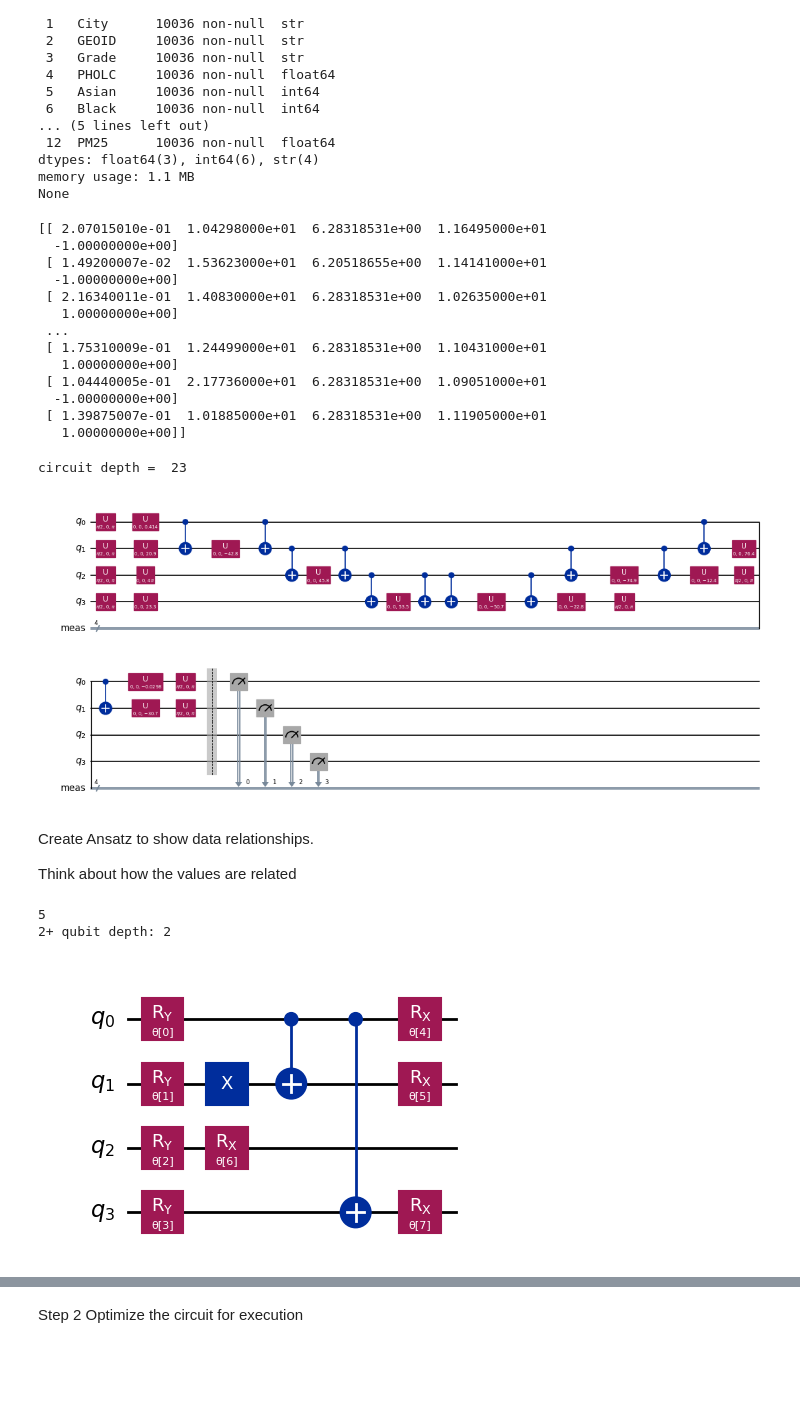
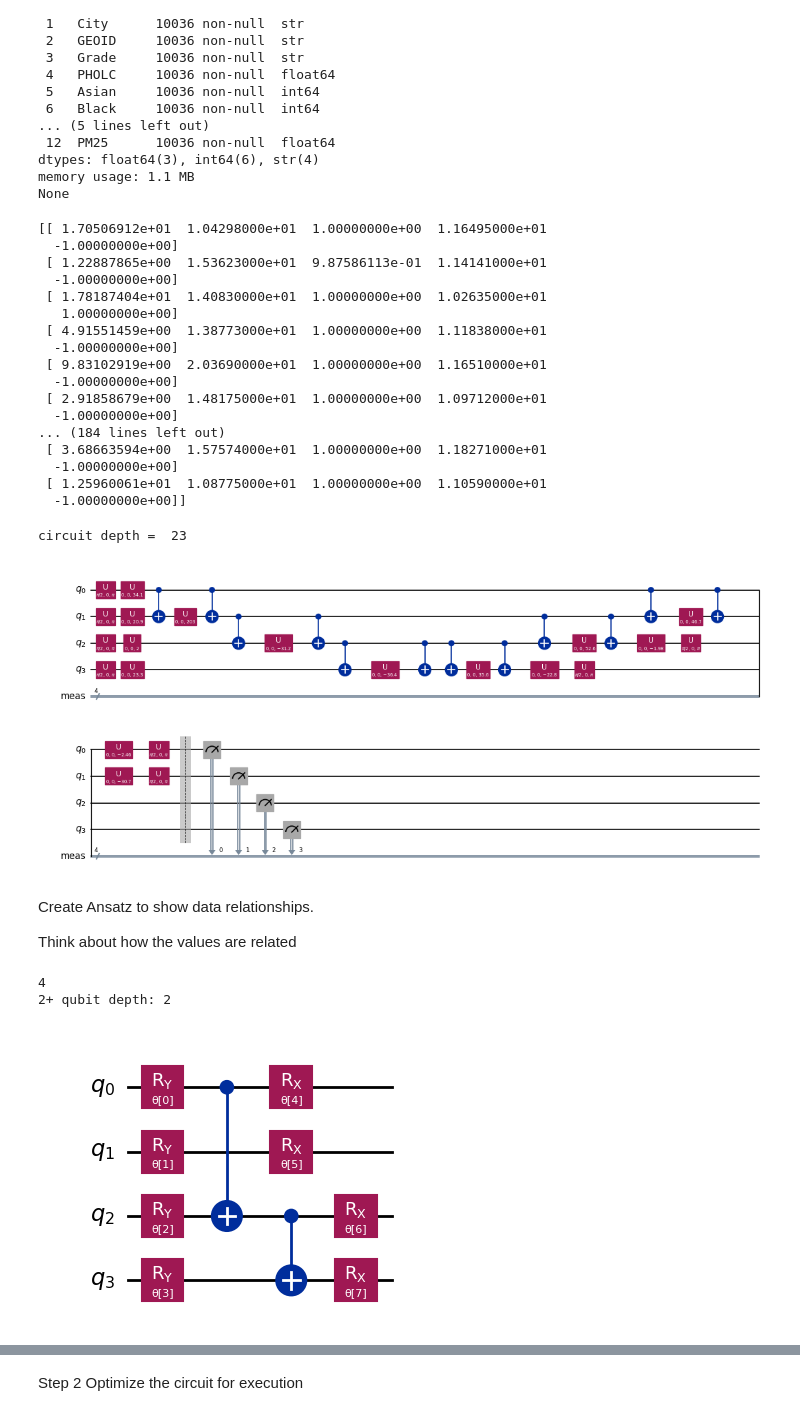
Before and after one commit to peoplesinc/air-pollution-data, a Jupyter notebook: baltimore-figures/baltimore_qml.ipynb, the cells around one changed output, grey strips where cells are left out. Saved outputs shown, nothing was run; the diff lists cells and outputs as text; code cells hidden in the pictures; blank space fills up the shorter version.

```diff
--- a/baltimore-figures/baltimore_qml.ipynb
+++ b/baltimore-figures/baltimore_qml.ipynb
@@ -189,7 +187,7 @@ def convert_to_label(grade):
 # Use sampling to get a random subset of 1000 rows, to avoid any bias in the data
 from math import pi
 
-sample_size = 2000
+sample_size = 100
 train_size = int(.8 * sample_size)
 test_size = int(.2 * sample_size)
 
@@ -208,9 +206,9 @@ for row in array_stacked:
                            #(row[3] / row[6]) * 2 * pi, # % of Hispanic population
                            #(row[4] / row[6]) * 2 * pi, # % of Asian population
                            #(row[5] / row[6]) * 2 * pi, # % of Other population
-                           (row[6] / max )  * 2 * pi,     # Normalized total
-                           row[7],           # NO2 levels | Low is good
-                           row[8] * 2 * pi,           # PHOLC levels
+                           (row[6] / max ) * 100,     # Normalized total
+                           row[7] ,           # NO2 levels | Low is good
+                           row[8],           # PHOLC levels
                            row[9],          # PM25 levels | high is bad
                            convert_to_label(row[0])]))  # Grade is encoded as a label, where A and B are 1 (good) and C, D, F are -1 (bad)
 processed_data = np.array(processed_data)
@@ -220,19 +218,23 @@ processed_data = np.array(processed_data)
 
 print(processed_data)
 # %% [output]
-[[ 2.07015010e-01  1.04298000e+01  6.28318531e+00  1.16495000e+01
+[[ 1.70506912e+01  1.04298000e+01  1.00000000e+00  1.16495000e+01
   -1.00000000e+00]
- [ 1.49200007e-02  1.53623000e+01  6.20518655e+00  1.14141000e+01
+ [ 1.22887865e+00  1.53623000e+01  9.87586113e-01  1.14141000e+01
   -1.00000000e+00]
- [ 2.16340011e-01  1.40830000e+01  6.28318531e+00  1.02635000e+01
+ [ 1.78187404e+01  1.40830000e+01  1.00000000e+00  1.02635000e+01
    1.00000000e+00]
- ...
- [ 1.75310009e-01  1.24499000e+01  6.28318531e+00  1.10431000e+01
-   1.00000000e+00]
- [ 1.04440005e-01  2.17736000e+01  6.28318531e+00  1.09051000e+01
+ [ 4.91551459e+00  1.38773000e+01  1.00000000e+00  1.11838000e+01
   -1.00000000e+00]
- [ 1.39875007e-01  1.01885000e+01  6.28318531e+00  1.11905000e+01
-   1.00000000e+00]]
+ [ 9.83102919e+00  2.03690000e+01  1.00000000e+00  1.16510000e+01
+  -1.00000000e+00]
+ [ 2.91858679e+00  1.48175000e+01  1.00000000e+00  1.09712000e+01
+  -1.00000000e+00]
+... (184 lines left out)
+ [ 3.68663594e+00  1.57574000e+01  1.00000000e+00  1.18271000e+01
+  -1.00000000e+00]
+ [ 1.25960061e+01  1.08775000e+01  1.00000000e+00  1.10590000e+01
+  -1.00000000e+00]]
 # %%
 # Sample with two rows
 
@@ -261,7 +263,7 @@ print("circuit depth = ", overlap_circ.decompose().depth())
 overlap_circ.decompose().draw("mpl", scale=0.6, style="iqp")
 # %% [output]
 circuit depth =  23
-[figure, old version]
+[figure, new version]
 # %% [markdown]
 Create Ansatz to show data relationships.
 
@@ -277,14 +279,17 @@ qnn_circuit = QuantumCircuit(num_qubits)
 # We choose to have two variational parameters for each qubit.
 params = ParameterVector("θ", length=2 * num_qubits)
 
+#qnn_circuit.x(1)
+
 # A first variational layer:
 for i in range(num_qubits):
     qnn_circuit.ry(params[i], i)
 
 # Here is a list of qubit pairs between which we want CNOT gates. The choice of these is not yet obvious.
 # Change this to include ALL of the demographic group qubits
-qnn_cnot_list = [[0, 1],[0, 3]]
+qnn_cnot_list = [[0, 2],[2,3]]
 #qnn_cnot_list = [[6, 0], [8, 1], [8, 2]]
+
 
 '''
   0 - # % of White population
@@ -292,37 +297,38 @@ qnn_cnot_list = [[0, 1],[0, 3]]
   2 - # % of Hispanic population
   3 - # % of Asian population
   4 - # % of Other population
   5 - # Normalized total
   6 - # NO2 levels | Low is good
   7 - # PHOLC levels
   8 - # PM25 levels | high is bad
 '''
 
-
-qnn_circuit.x(1)
 for i in range(len(qnn_cnot_list)):
     qnn_circuit.cx(qnn_cnot_list[i][0], qnn_cnot_list[i][1])
 
 
 
 #qnn_circuit.ccx(1, 2, 6)
 
 # The second variational layer:
 for i in range(num_qubits):
     qnn_circuit.rx(params[num_qubits + i], i)
 
+# Undo the change
+# qnn_circuit.x(1)
+
 # Check the circuit depth, and the two-qubit gate depth
 print(qnn_circuit.decompose().depth())
 print(
     f"2+ qubit depth: {qnn_circuit.decompose().depth(lambda instr: len(instr.qubits) > 1)}"
 )
 
 # Draw the circuit
 qnn_circuit.draw("mpl")
 # %% [output]
-5
+4
 2+ qubit depth: 2
-[figure, old version]
+[figure, new version]
 # %%
 # QNN ansatz
 ansatz = qnn_circuit
```
Also changed, not shown: parts of 15 cells of this notebook.
